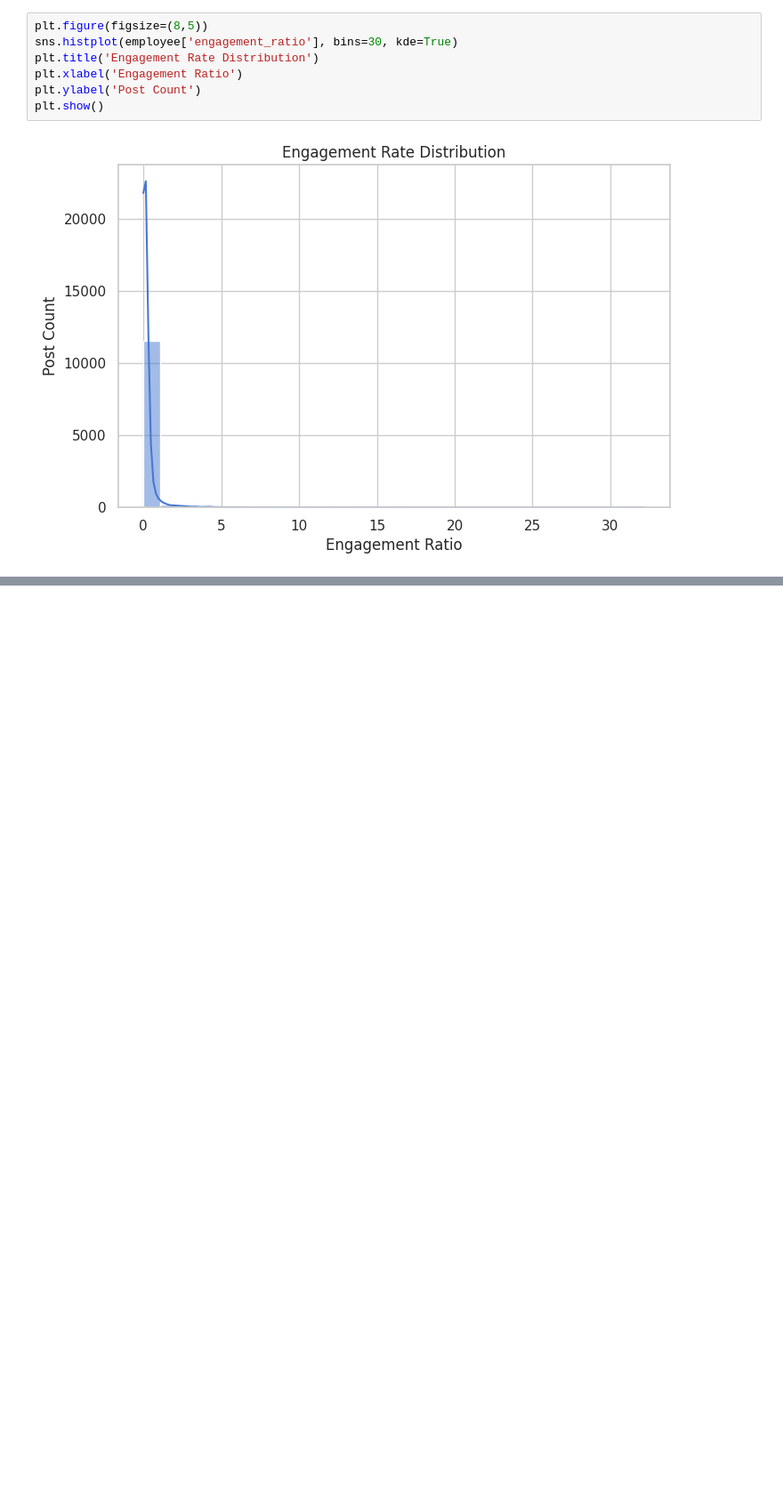
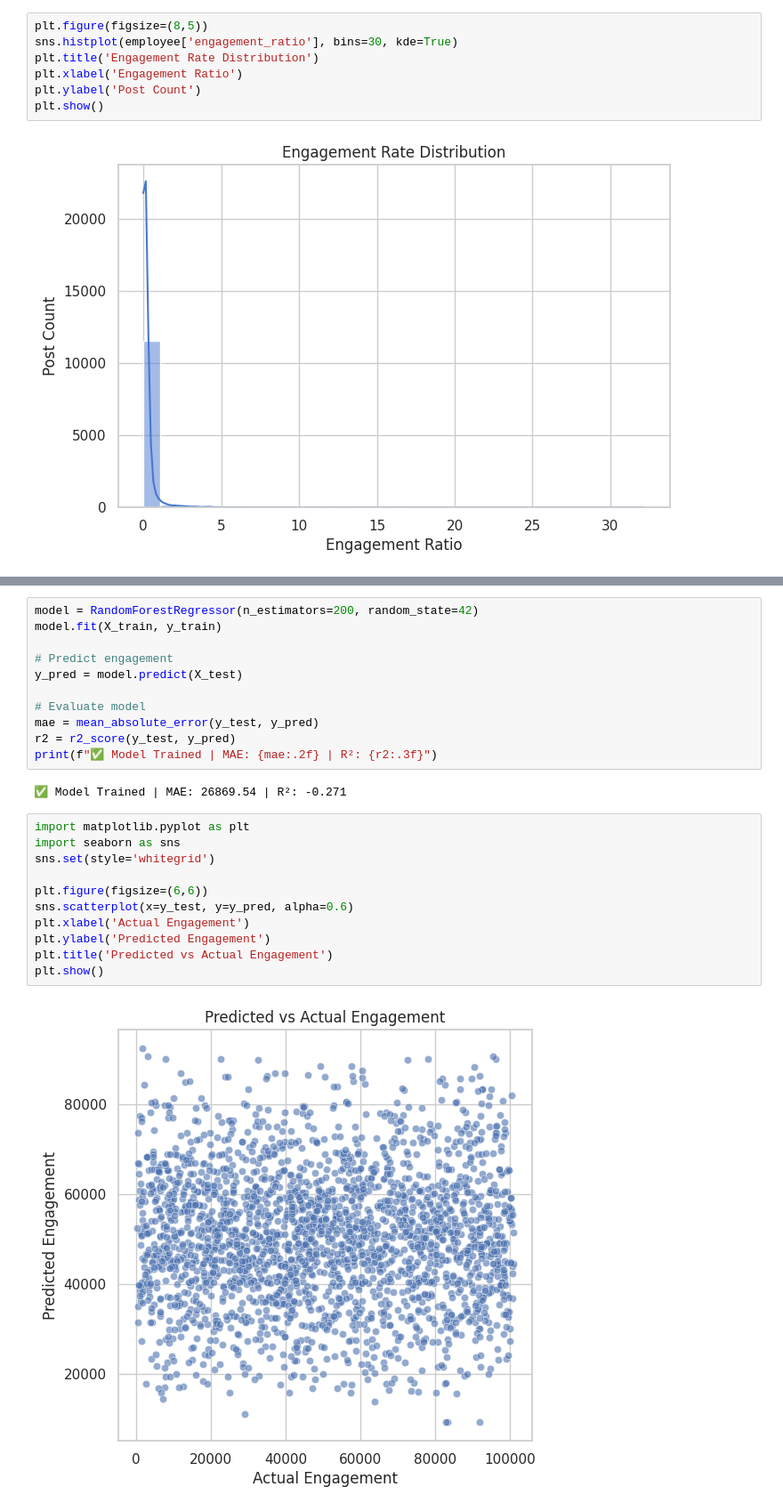
Before and after one commit to ajeeshnadh/DSA_Projects, a Jupyter notebook: Social_Media_Engagement,_Assignment.ipynb, the cells around one changed output, grey strips where cells are left out. Shown: that part at 89% size. Saved outputs shown, nothing was run; the diff lists cells and outputs as text; blank space fills up the shorter version.

```diff
--- a/Social_Media_Engagement,_Assignment.ipynb
+++ b/Social_Media_Engagement,_Assignment.ipynb
@@ -457,0 +502,26 @@ plt.show()
+# %%
+model = RandomForestRegressor(n_estimators=200, random_state=42)
+model.fit(X_train, y_train)
+
+# Predict engagement
+y_pred = model.predict(X_test)
+
+# Evaluate model
+mae = mean_absolute_error(y_test, y_pred)
+r2 = r2_score(y_test, y_pred)
+print(f"✅ Model Trained | MAE: {mae:.2f} | R²: {r2:.3f}")
+# %% [output]
+✅ Model Trained | MAE: 26869.54 | R²: -0.271
+# %%
+import matplotlib.pyplot as plt
+import seaborn as sns
+sns.set(style='whitegrid')
+
+plt.figure(figsize=(6,6))
+sns.scatterplot(x=y_test, y=y_pred, alpha=0.6)
+plt.xlabel('Actual Engagement')
+plt.ylabel('Predicted Engagement')
+plt.title('Predicted vs Actual Engagement')
+plt.show()
+# %% [output]
+[figure, added]
```
Also changed, not shown: parts of 3 cells of this notebook.
